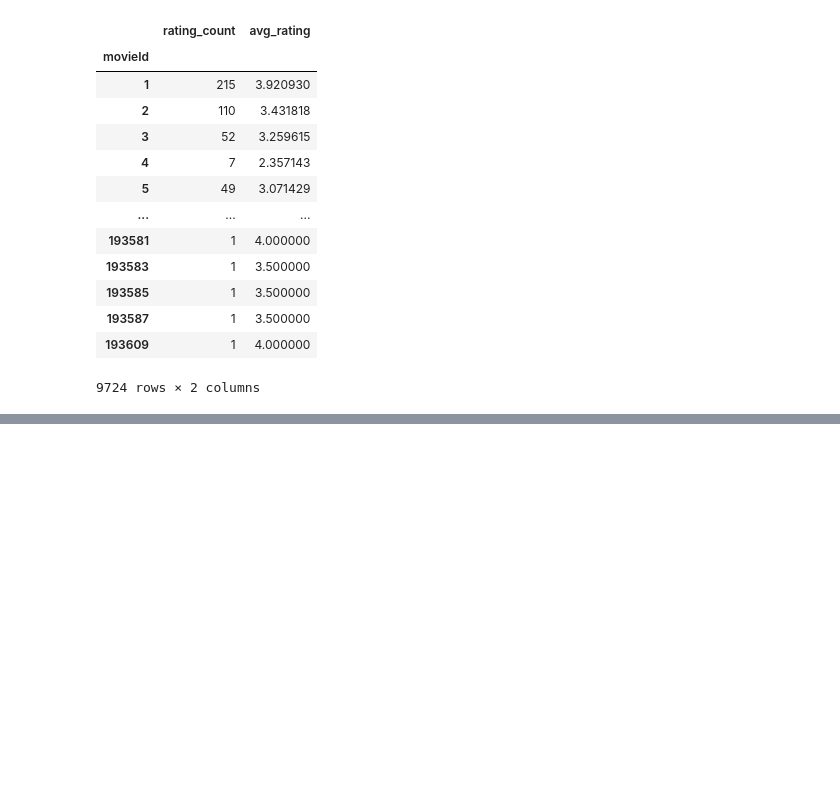
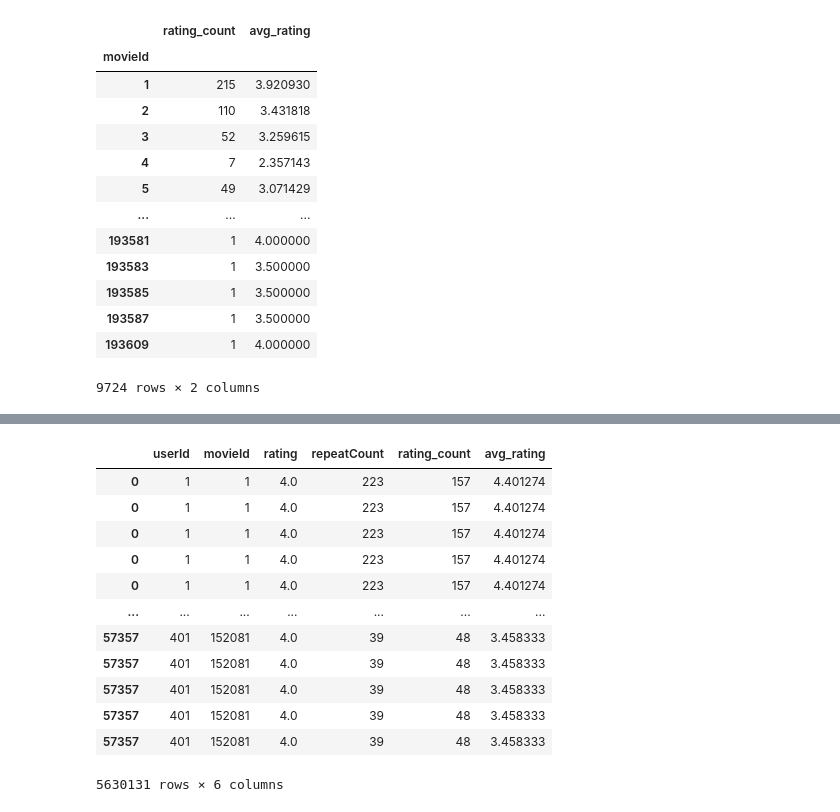
Before and after one commit to sewarslan/final_project, a Jupyter notebook: movie_recommender/data_preprocessing.ipynb, the cells around one changed output, grey strips where cells are left out. Cells and saved outputs as stored; diff of their text form; code cells hidden in the pictures; blank space fills up the shorter version.

```diff
--- a/movie_recommender/data_preprocessing.ipynb
+++ b/movie_recommender/data_preprocessing.ipynb
@@ -406,0 +529,17 @@ movie_analysis
+# %%
+ratings = ratings.loc[ratings.index.repeat(ratings['repeatCount'])]
+ratings
+# %% [output]
+|  | userId | movieId | rating | repeatCount | rating_count | avg_rating |
+| 0 | 1 | 1 | 4.0 | 223 | 157 | 4.401274 |
+| 0 | 1 | 1 | 4.0 | 223 | 157 | 4.401274 |
+| 0 | 1 | 1 | 4.0 | 223 | 157 | 4.401274 |
+| 0 | 1 | 1 | 4.0 | 223 | 157 | 4.401274 |
+| 0 | 1 | 1 | 4.0 | 223 | 157 | 4.401274 |
+| ... | ... | ... | ... | ... | ... | ... |
+| 57357 | 401 | 152081 | 4.0 | 39 | 48 | 3.458333 |
+| 57357 | 401 | 152081 | 4.0 | 39 | 48 | 3.458333 |
+| 57357 | 401 | 152081 | 4.0 | 39 | 48 | 3.458333 |
+| 57357 | 401 | 152081 | 4.0 | 39 | 48 | 3.458333 |
+| 57357 | 401 | 152081 | 4.0 | 39 | 48 | 3.458333 |
+5630131 rows × 6 columns
```
Also changed, not shown: parts of 19 cells of this notebook.
